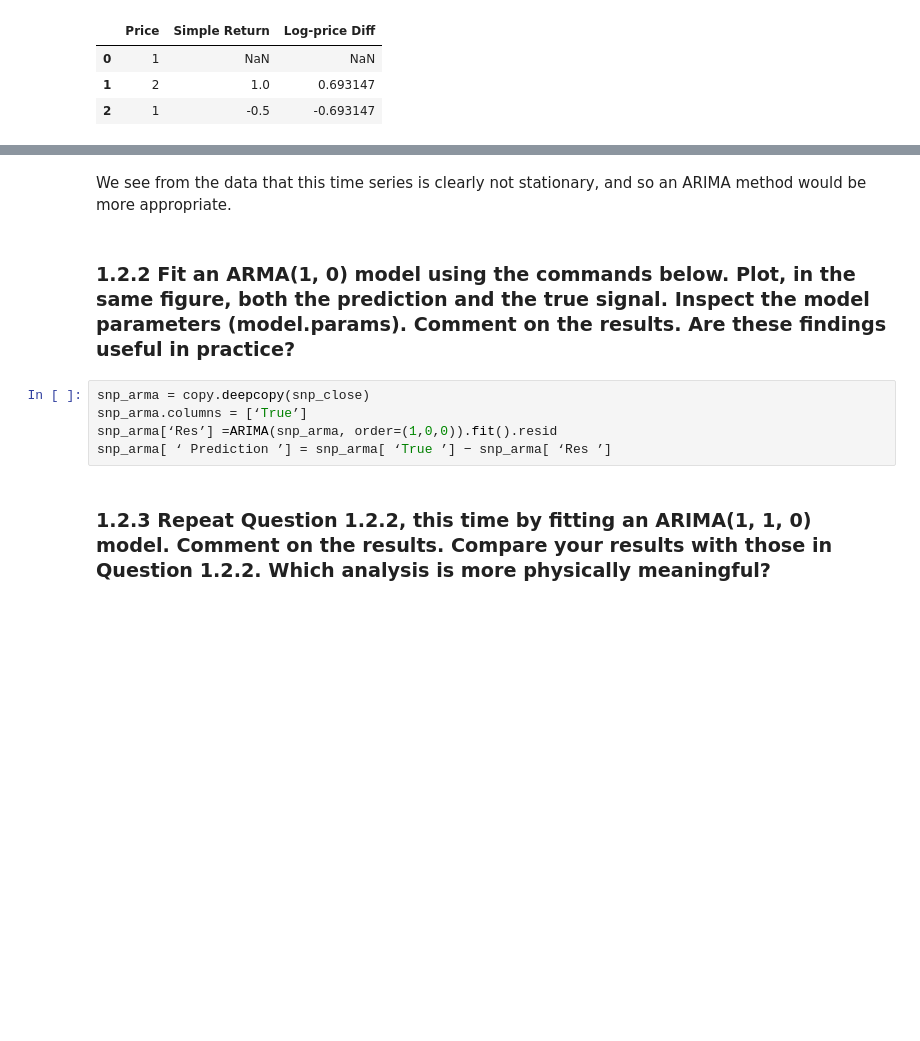
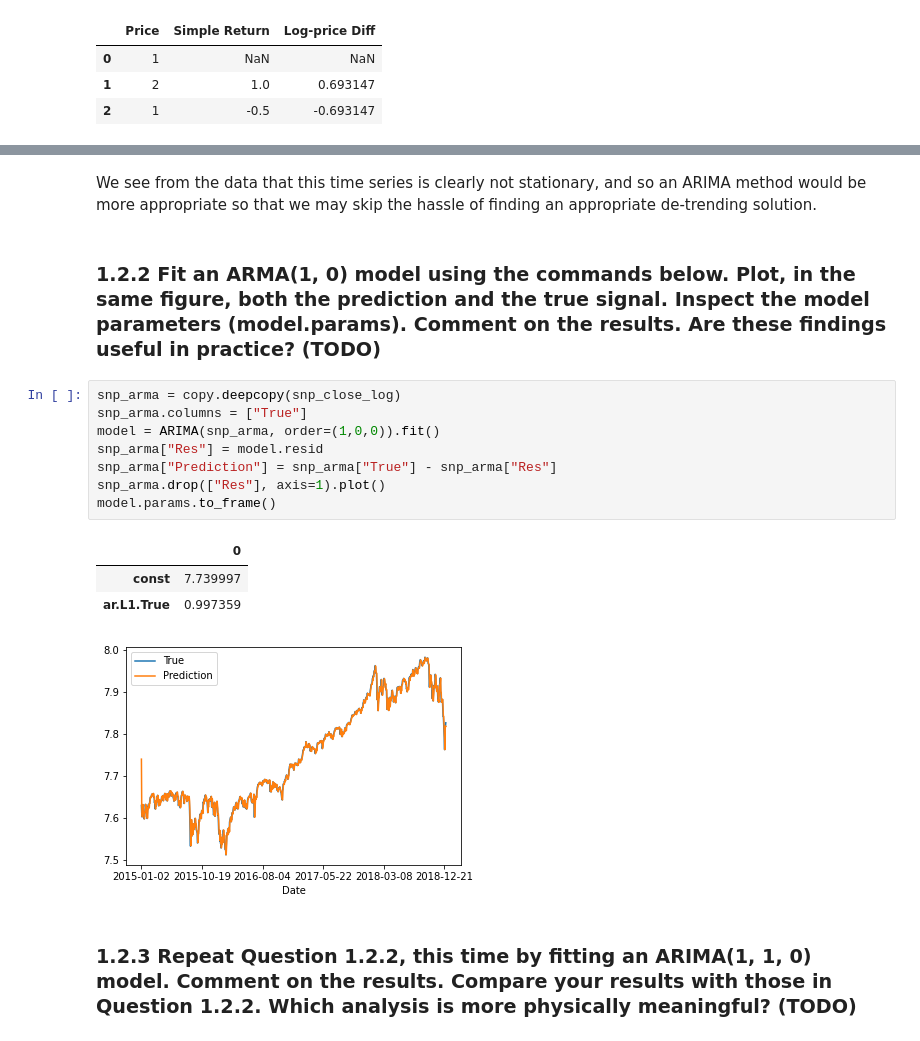
Before and after one commit to Darrekt/SPMLF-CW, a Jupyter notebook: src/main.ipynb, the cells around one changed output, grey strips where cells are left out. Saved outputs shown, nothing was run; the diff lists cells and outputs as text; blank space fills up the shorter version.

```diff
--- a/src/main.ipynb
+++ b/src/main.ipynb
@@ -143,11 +149,19 @@ snp_close.plot()
 # %% [markdown]
-We see from the data that this time series is clearly not stationary, and so an ARIMA method would be more appropriate.
+We see from the data that this time series is clearly not stationary, and so an ARIMA method would be more appropriate so that we may skip the hassle of finding an appropriate de-trending solution.
 # %% [markdown]
-### 1.2.2 Fit an ARMA(1, 0) model using the commands below. Plot, in the same figure, both the prediction and the true signal. Inspect the model parameters (model.params). Comment on the results. Are these findings useful in practice?
+### 1.2.2 Fit an ARMA(1, 0) model using the commands below. Plot, in the same figure, both the prediction and the true signal. Inspect the model parameters (model.params). Comment on the results. Are these findings useful in practice? (TODO)
 # %%
-snp_arma = copy.deepcopy(snp_close)
-snp_arma.columns = [‘True’]
-snp_arma[‘Res’] =ARIMA(snp_arma, order=(1,0,0)).fit().resid
-snp_arma[ ‘ Prediction ’] = snp_arma[ ‘True ’] − snp_arma[ ‘Res ’]
+snp_arma = copy.deepcopy(snp_close_log)
+snp_arma.columns = ["True"]
+model = ARIMA(snp_arma, order=(1,0,0)).fit()
+snp_arma["Res"] = model.resid
+snp_arma["Prediction"] = snp_arma["True"] - snp_arma["Res"]
+snp_arma.drop(["Res"], axis=1).plot()
+model.params.to_frame()
+# %% [output]
+|  | 0 |
+| const | 7.739997 |
+| ar.L1.True | 0.997359 |
+[figure, added]
 # %% [markdown]
-### 1.2.3 Repeat Question 1.2.2, this time by fitting an ARIMA(1, 1, 0) model. Comment on the results. Compare your results with those in Question 1.2.2. Which analysis is more physically meaningful?
+### 1.2.3 Repeat Question 1.2.2, this time by fitting an ARIMA(1, 1, 0) model. Comment on the results. Compare your results with those in Question 1.2.2. Which analysis is more physically meaningful? (TODO)
```
Also changed, not shown: parts of 19 cells of this notebook, 1 other file.
